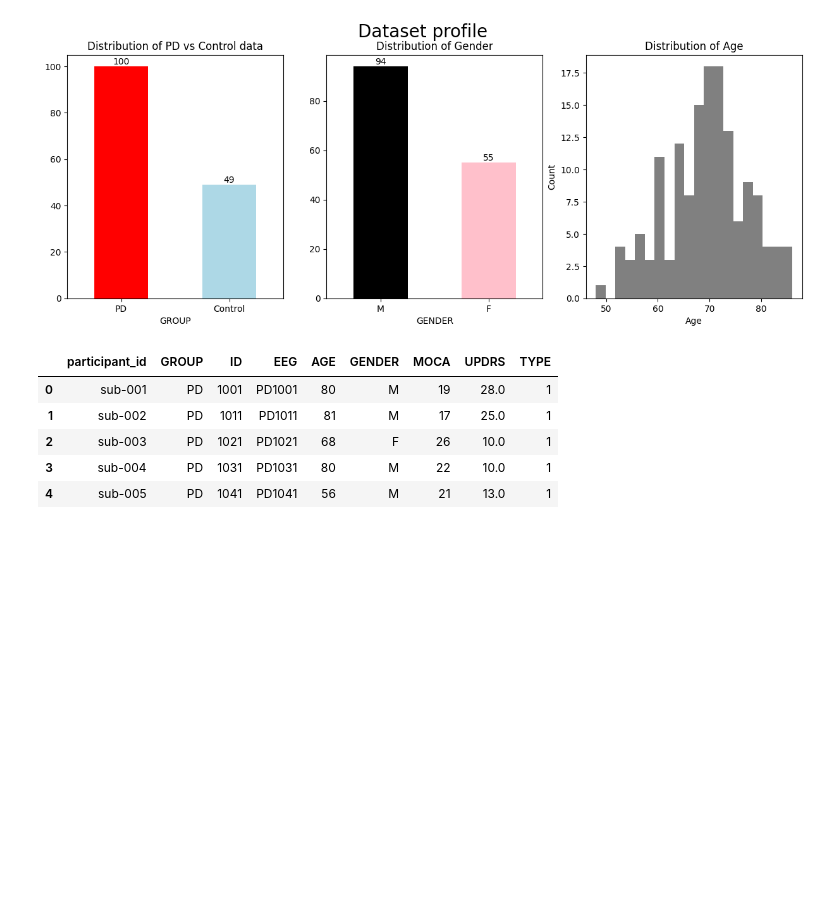
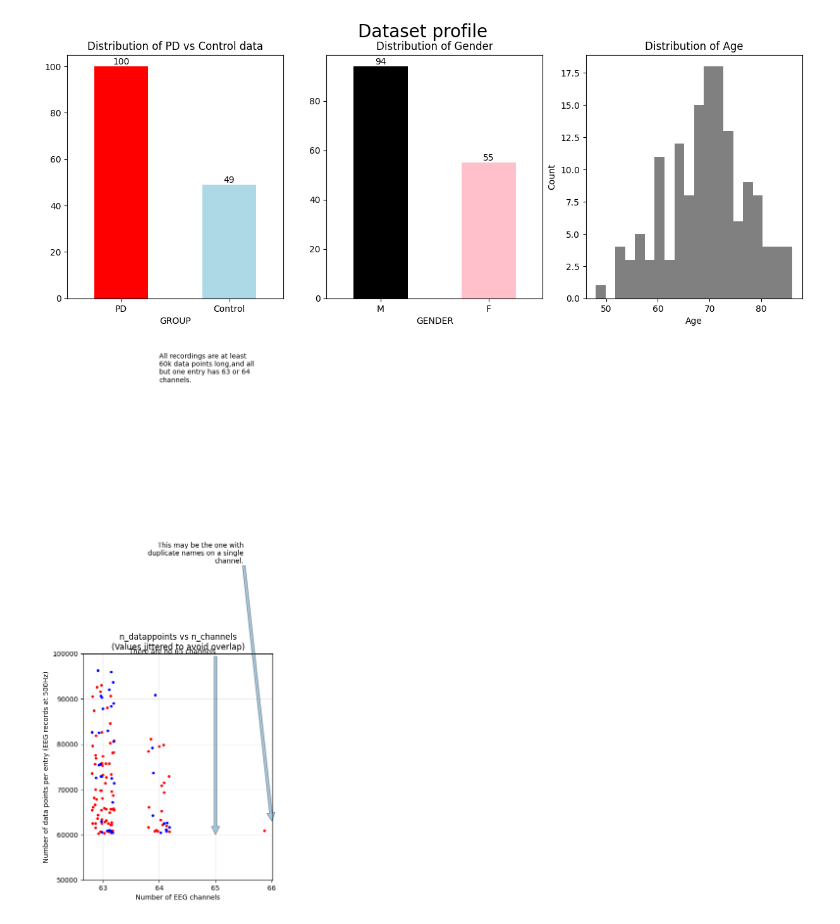
Before and after one commit to Nobi004/Parkinson_disease-EEG_Data_Analysis, a Jupyter notebook: main.ipynb, the cells around one changed output. Drawn from its saved outputs; the diff is of its cells as text; code cells hidden in the pictures; blank space fills up the shorter version.

```diff
--- a/main.ipynb
+++ b/main.ipynb
@@ -282,10 +282,63 @@ plt.show()
 # %% [output]
 [figure]
 # %%
+# EDA = Understanding the data - Plotting raw data dimenstions
+def add_jitter(value,scale=1):
+    return value + np.random.uniform(-1,1) * scale
+
+# Find the entire space of channel_names
+holder_ch_names = [ ]
+for idx ,filepath in tqdm(enumerate(filePaths),total=len(filePaths)):
+    raw = mne.io.read_raw_eeglab(filepath)
+    ch_names= raw.ch_names
+    holder_ch_names.extend(ch_names)
+all_ch_names = list(set(holder_ch_names))
+
+subject_info = create_df_sub_info()
+
+fig,ax = plt.subplots(figsize=(5,6))
+for filePath in tqdm(filePaths):
+    # Reading the raw EEG data
+    raw = mne.io.read_raw_eeglab(filePath)
+    n_channels = len(raw.ch_names)
+    n_times = raw.n_times
+
+    # Determining if PD or Control
+    participant_id = filePath.stem[:7]
+    mask = subject_info.participant_id == participant_id
+    label = subject_info.loc[mask , 'GROUP'].values[0]
+
+    # Ploting the scatter plot
+    if label =="PD":
+        ax.scatter(add_jitter(n_channels,0.2),n_times,marker=".",color="red",label="PD")
+    elif label == "Control":
+        ax.scatter(add_jitter(n_channels,0.2),n_times,marker=".",color="blue",label="Control")
+    else:
+        print(f"Something is wrong at {filePath}")
+
+# Adding the labels to the plot
+ax.set_title("n_datappoints vs n_channels\n(Values jittered to avoid overlap)")
+ax.set_xlabel("Number of EEG channels")
+ax.set_ylabel("Number of data points per entry (EEG records at 500Hz)")
+ax.set_ylim(50000,100000)
+ax.xaxis.set_major_locator(ticker.FixedLocator(range(60,68)))
+ax.grid(visible=True,which="both",alpha=0.3)
+
+ax.text(64,16e4,textwrap.fill("All recordings are at least 60k data points long,and all but one entry has 63 or 64 channels.",30))
+ax.annotate(
+    textwrap.fill("There are no 65 channels"),
+    xy=(65,6e4),
+    xytext=(65,10e4),
+    arrowprops=dict(alpha=0.4),
+    ha="right"
+)
+ax.annotate(
+    textwrap.fill("This may be the one with duplicate names on a single channel.",30),
+    xy=(66,6.3e4),
+    xytext=(65.5,12e4),
+    arrowprops=dict(alpha=0.4),
+    ha="right"
+)
+plt.show()
 # %% [output]
-|  | participant_id | GROUP | ID | EEG | AGE | GENDER | MOCA | UPDRS | TYPE |
-| 0 | sub-001 | PD | 1001 | PD1001 | 80 | M | 19 | 28.0 | 1 |
-| 1 | sub-002 | PD | 1011 | PD1011 | 81 | M | 17 | 25.0 | 1 |
-| 2 | sub-003 | PD | 1021 | PD1021 | 68 | F | 26 | 10.0 | 1 |
-| 3 | sub-004 | PD | 1031 | PD1031 | 80 | M | 22 | 10.0 | 1 |
-| 4 | sub-005 | PD | 1041 | PD1041 | 56 | M | 21 | 13.0 | 1 |
+[figure, added]
```
Also changed, not shown: parts of 1 cell of this notebook, 2 other files.
